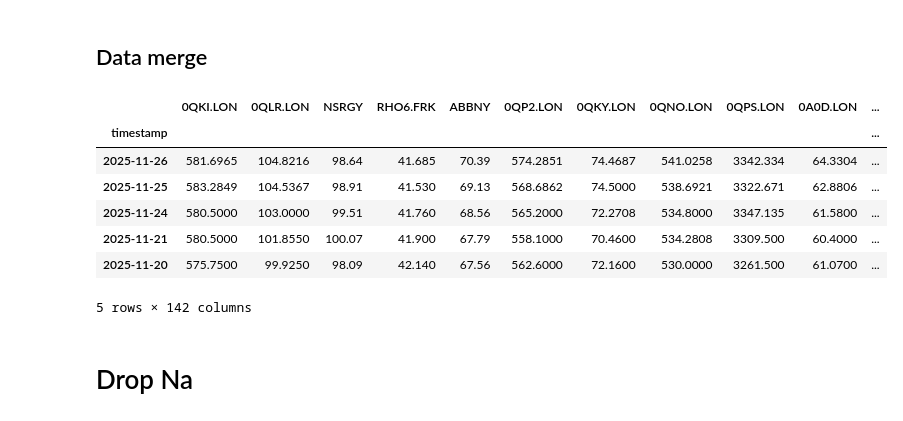
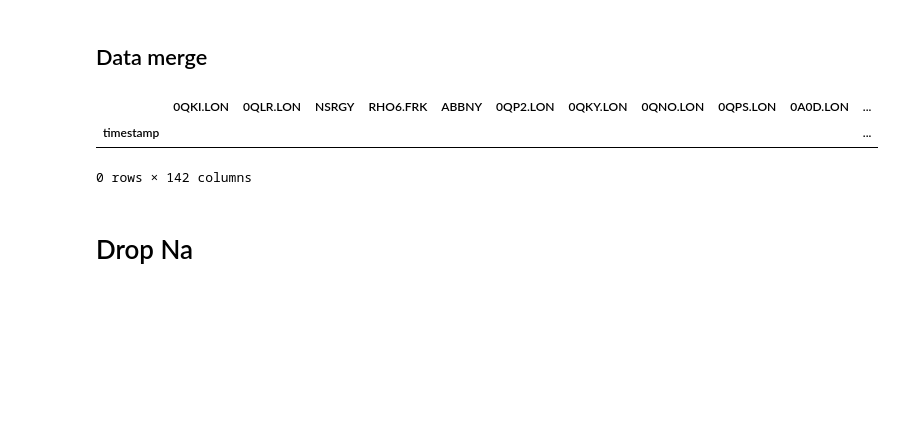
Before and after one commit to gilStettler/stonksai, a Jupyter notebook: dataset.ipynb, the cells around one changed output. Saved outputs shown, nothing was run; the diff lists cells and outputs as text; code cells hidden in the pictures; blank space fills up the shorter version.

```diff
--- a/dataset.ipynb
+++ b/dataset.ipynb
@@ -1306,17 +1306,12 @@ df_macro.loc[:, df_macro.isna().any(axis=0)].head(132)
 # %%
 data = data.drop(columns=df_macro.columns.intersection(data.columns))
 
 data = data.merge(df_macro, left_index=True, right_index=True, how="left")
-data.sort_index(ascending=False).head()
+data.sort_index(ascending=True).head(0)
 # %% [output]
 |  | 0QKI.LON | 0QLR.LON | NSRGY | RHO6.FRK | ABBNY | 0QP2.LON | 0QKY.LON | 0QNO.LON | 0QPS.LON | 0A0D.LON | ... |
 | timestamp |  |  |  |  |  |  |  |  |  |  | ... |
-| 2025-11-26 | 581.6965 | 104.8216 | 98.64 | 41.685 | 70.39 | 574.2851 | 74.4687 | 541.0258 | 3342.334 | 64.3304 | ... |
-| 2025-11-25 | 583.2849 | 104.5367 | 98.91 | 41.530 | 69.13 | 568.6862 | 74.5000 | 538.6921 | 3322.671 | 62.8806 | ... |
-| 2025-11-24 | 580.5000 | 103.0000 | 99.51 | 41.760 | 68.56 | 565.2000 | 72.2708 | 534.8000 | 3347.135 | 61.5800 | ... |
-| 2025-11-21 | 580.5000 | 101.8550 | 100.07 | 41.900 | 67.79 | 558.1000 | 70.4600 | 534.2808 | 3309.500 | 60.4000 | ... |
-| 2025-11-20 | 575.7500 | 99.9250 | 98.09 | 42.140 | 67.56 | 562.6000 | 72.1600 | 530.0000 | 3261.500 | 61.0700 | ... |
-5 rows × 142 columns
+0 rows × 142 columns
 # %% [markdown]
 # Drop Na
 # %%
```
Also changed, not shown: 1 other file.
